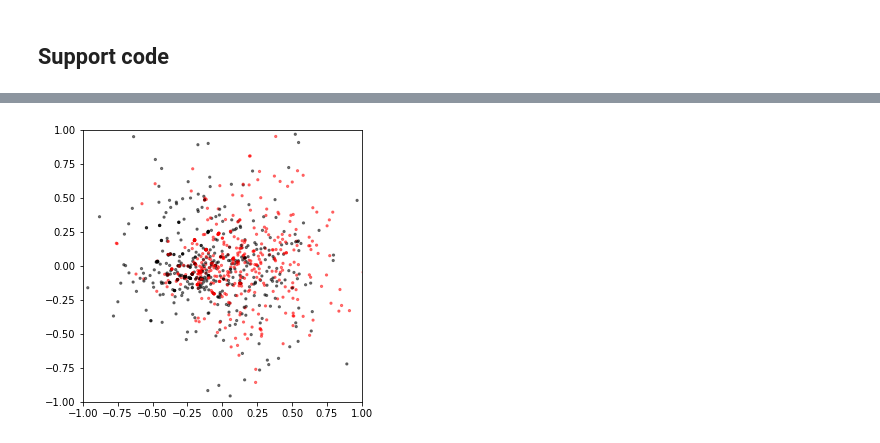
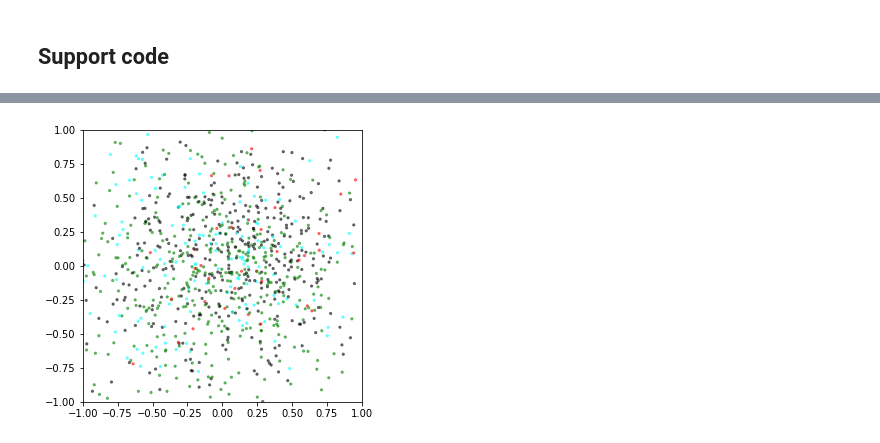
Before and after one commit to parrt/playdl, a Jupyter notebook: notebooks/collaborative-filtering-regularized.ipynb, the cells around one changed output, grey strips where cells are left out. Saved outputs shown, nothing was run; the diff lists cells and outputs as text; code cells hidden in the pictures.

```diff
--- a/notebooks/collaborative-filtering-regularized.ipynb
+++ b/notebooks/collaborative-filtering-regularized.ipynb
@@ -77,3 +54,10 @@ def randn(n1, n2, device, dtype, mean=0.0, std=0.01, requires_grad=False):
     x = normal_transform(x, mean=mean, std=std)
     x.requires_grad=requires_grad
     return x
+# %%
+def top_movies(df, n=100):
+    rating_count = df.groupby('movieId')['rating'].count()
+    top_movieIds = rating_count.sort_values(ascending=False).index.values[:n]
+
+    df_top = df[df['movieId'].isin(top_movieIds)][['movieId','title','genres']].drop_duplicates()
+    return df_top
@@ -79,0 +78,26 @@ def randn(n1, n2, device, dtype, mean=0.0, std=0.01, requires_grad=False):
+# %%
+from sklearn.decomposition import PCA
+
+def mcolor(genre):
+    if 'Comedy' in genre: return 'green'
+    if 'Sci-Fi' in genre: return 'cyan'
+    if 'War' in genre: return 'red'
+    return 'black'
+
+def plot_comedy_drama_embeddings(df, movie_embeddings, n=1000, xrange=(-1,1), yrange=(-1,1)):
+    df_movies = top_movies(df, n)
+#     df_movies = df_movies[(df_movies['genres']=='Comedy')|(df_movies['genres']=='Drama')]
+    movie_embeddings = movie_embeddings[df_movies['movieId'].values]
+
+    plt.figure(figsize=(5,5))
+    movieIds = df_movies['movieId'].values
+    genres = df_movies['genres'].values
+    titles = df_movies['title'].values
+    pca = PCA(n_components=2)
+    vecs2D = pca.fit_transform(movie_embeddings)
+    c = [mcolor(genres[i]) for i in range(len(vecs2D))]
+    plt.scatter(vecs2D[:,0], vecs2D[:,1], c=c, s=5, alpha=.5)
+    plt.xlim(*xrange)
+    plt.ylim(*yrange)
+    plt.show()
+    return df_movies, vecs2D
@@ -97,0 +157,3 @@ df.head(2)
+# %%
+avg_rating = np.mean(df['rating'])
+avg_rating
@@ -158,4 +295,4 @@ Train R^2 0.961
 # %%
-df_movies, vecs2D = plot_comedy_drama_embeddings(df, M.cpu().detach().numpy(), xrange=(-1,1), yrange=(-1.,1.))
+df_movies, vecs2D = plot_comedy_drama_embeddings(df, M.cpu().detach().numpy(), n=1000)#, xrange=(-3,3), yrange=(-3,3))
 # %% [output]
-[figure, old version]
+[figure, new version]
```
Also changed, not shown: parts of 10 cells of this notebook, 3 other files.
